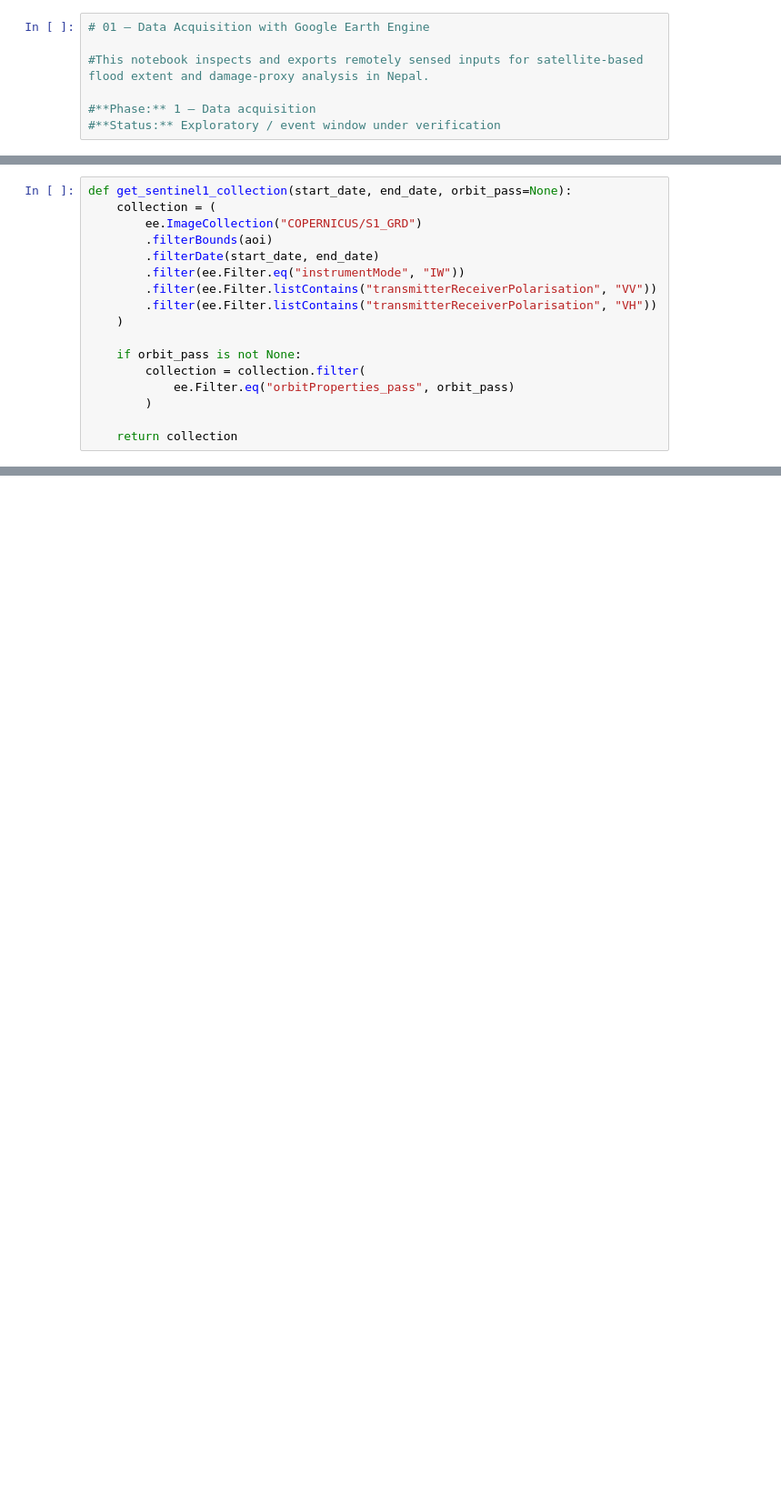
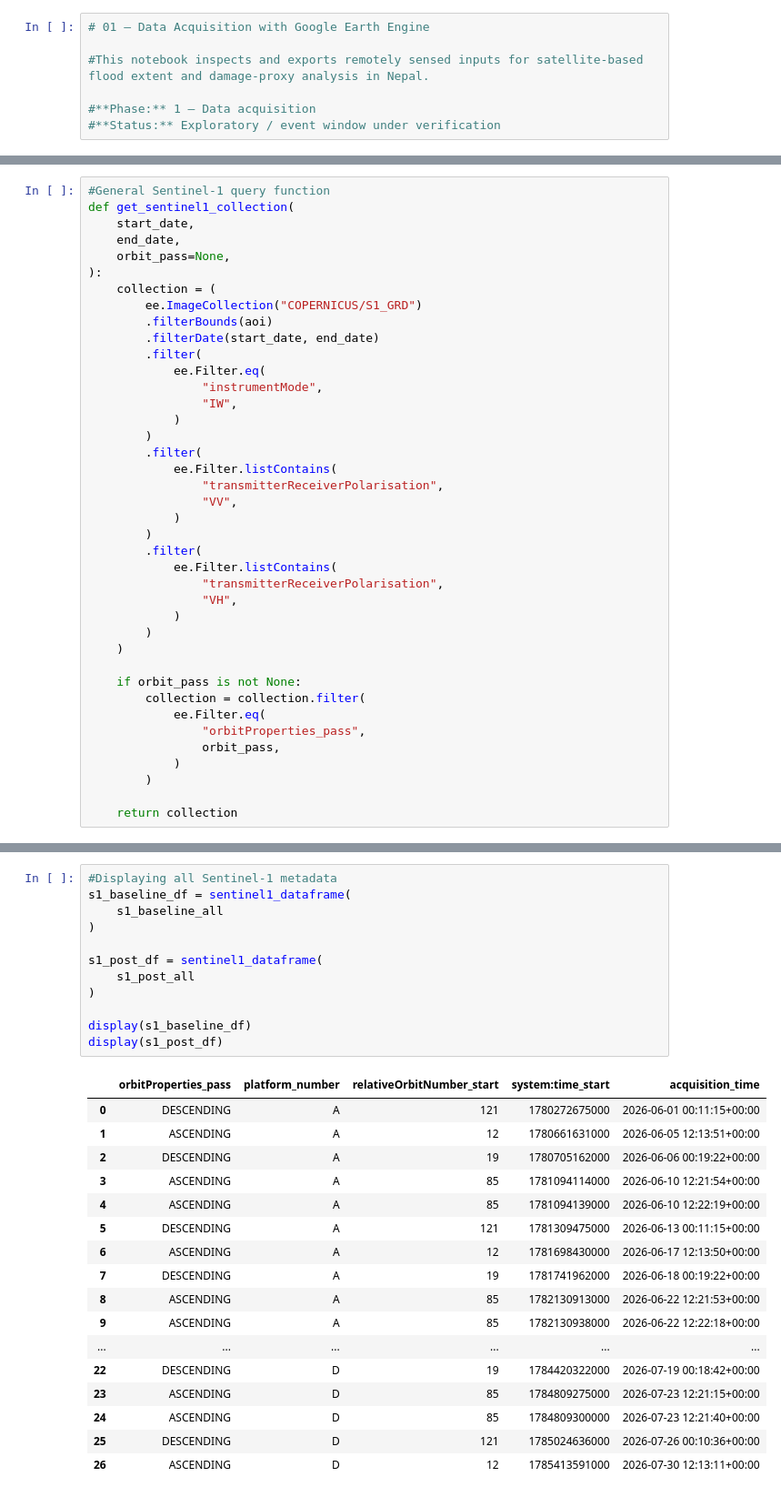
Before and after one commit to rubeshnpl13/nepal-flood-sentinel-damage, a Jupyter notebook: notebooks/01_data_acquisition_gee.ipynb, the cells around one changed output, grey strips where cells are left out. Shown at 91% size. Saved outputs shown, nothing was run; the diff lists cells and outputs as text; blank space fills up the shorter version.

```diff
--- a/notebooks/01_data_acquisition_gee.ipynb
+++ b/notebooks/01_data_acquisition_gee.ipynb
@@ -83,19 +110,42 @@ Map
 # %% [output]
 Map(center=[27.9, 86.0], controls=(WidgetControl(options=['position', 'transparent_bg'], position='topright', …
 # %%
-def get_sentinel1_collection(start_date, end_date, orbit_pass=None):
+#General Sentinel-1 query function
+def get_sentinel1_collection(
+    start_date,
+    end_date,
+    orbit_pass=None,
+):
     collection = (
         ee.ImageCollection("COPERNICUS/S1_GRD")
         .filterBounds(aoi)
         .filterDate(start_date, end_date)
-        .filter(ee.Filter.eq("instrumentMode", "IW"))
-        .filter(ee.Filter.listContains("transmitterReceiverPolarisation", "VV"))
-        .filter(ee.Filter.listContains("transmitterReceiverPolarisation", "VH"))
+        .filter(
+            ee.Filter.eq(
+                "instrumentMode",
+                "IW",
+            )
+        )
+        .filter(
+            ee.Filter.listContains(
+                "transmitterReceiverPolarisation",
+                "VV",
+            )
+        )
+        .filter(
+            ee.Filter.listContains(
+                "transmitterReceiverPolarisation",
+                "VH",
+            )
+        )
     )
 
     if orbit_pass is not None:
         collection = collection.filter(
-            ee.Filter.eq("orbitProperties_pass", orbit_pass)
+            ee.Filter.eq(
+                "orbitProperties_pass",
+                orbit_pass,
+            )
         )
 
     return collection
@@ -159,0 +282,30 @@ NameError: name 's1_baseline_all' is not defined
+# %%
+#Displaying all Sentinel-1 metadata
+s1_baseline_df = sentinel1_dataframe(
+    s1_baseline_all
+)
+
+s1_post_df = sentinel1_dataframe(
+    s1_post_all
+)
+
+display(s1_baseline_df)
+display(s1_post_df)
+# %% [output]
+|  | orbitProperties_pass | platform_number | relativeOrbitNumber_start | system:time_start | acquisition_time |
+| 0 | DESCENDING | A | 121 | 1780272675000 | 2026-06-01 00:11:15+00:00 |
+| 1 | ASCENDING | A | 12 | 1780661631000 | 2026-06-05 12:13:51+00:00 |
+| 2 | DESCENDING | A | 19 | 1780705162000 | 2026-06-06 00:19:22+00:00 |
+| 3 | ASCENDING | A | 85 | 1781094114000 | 2026-06-10 12:21:54+00:00 |
+| 4 | ASCENDING | A | 85 | 1781094139000 | 2026-06-10 12:22:19+00:00 |
+| 5 | DESCENDING | A | 121 | 1781309475000 | 2026-06-13 00:11:15+00:00 |
+| 6 | ASCENDING | A | 12 | 1781698430000 | 2026-06-17 12:13:50+00:00 |
+| 7 | DESCENDING | A | 19 | 1781741962000 | 2026-06-18 00:19:22+00:00 |
+| 8 | ASCENDING | A | 85 | 1782130913000 | 2026-06-22 12:21:53+00:00 |
+| 9 | ASCENDING | A | 85 | 1782130938000 | 2026-06-22 12:22:18+00:00 |
+| ... | ... | ... | ... | ... | ... |
+| 22 | DESCENDING | D | 19 | 1784420322000 | 2026-07-19 00:18:42+00:00 |
+| 23 | ASCENDING | D | 85 | 1784809275000 | 2026-07-23 12:21:15+00:00 |
+| 24 | ASCENDING | D | 85 | 1784809300000 | 2026-07-23 12:21:40+00:00 |
+| 25 | DESCENDING | D | 121 | 1785024636000 | 2026-07-26 00:10:36+00:00 |
+| 26 | ASCENDING | D | 12 | 1785413591000 | 2026-07-30 12:13:11+00:00 |
```
Also changed, not shown: parts of 21 cells of this notebook, 4 other files.
